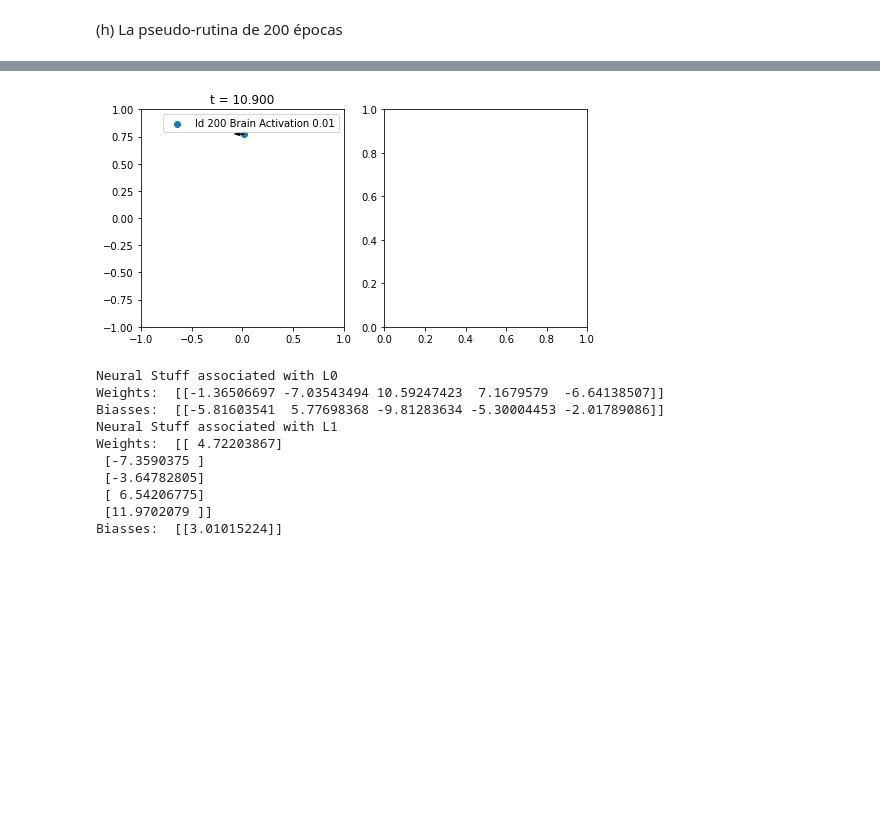
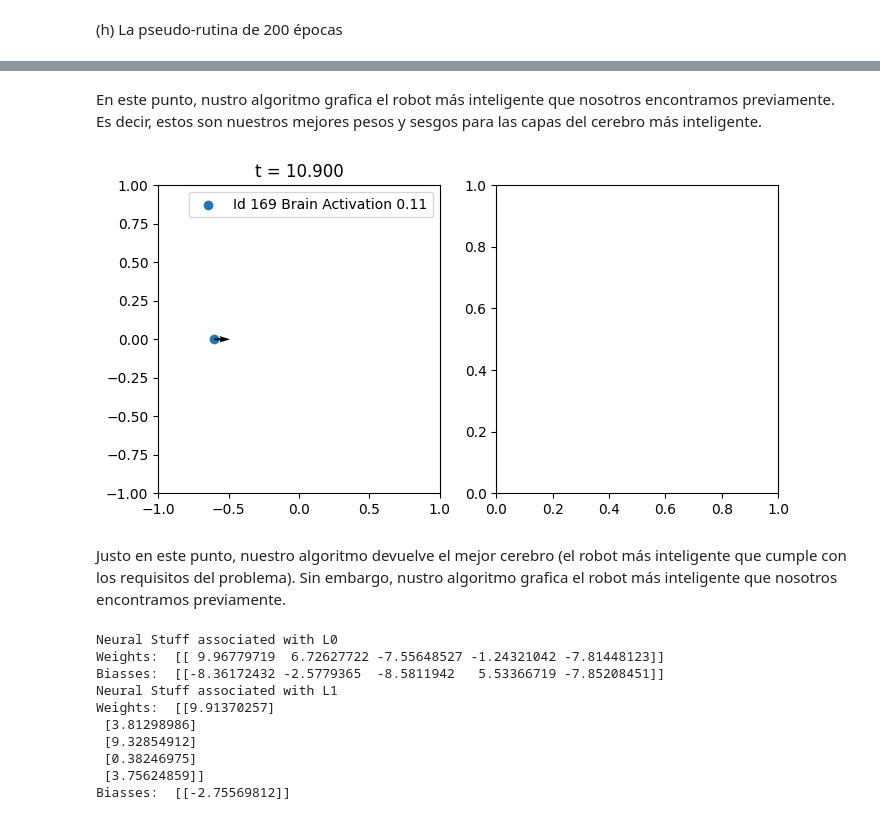
Before and after one commit to Gabriel-Borrero/MetodosI_GabrielBorrero_CatalinaFlores, a Jupyter notebook: Parcial 4/Componente computacional/Robot - Final.ipynb, the cells around one changed output, grey strips where cells are left out. Cells and saved outputs as stored; diff of their text form; code cells hidden in the pictures; blank space fills up the shorter version.

```diff
--- a/Parcial 4/Componente computacional/Robot - Final.ipynb
+++ b/Parcial 4/Componente computacional/Robot - Final.ipynb
@@ -256,9 +258,9 @@ def Genetic(Robots, epochs = 200, Plot = True, Plottime=False):
         # Aca va toda la rutina de ordenar los bots del más apto al menos apto
 
         scores = [ (p.Fitness,p) for p in Robots ]
-        scores.sort(key = lambda x: x[0], reverse=True)
-        best_fitness = scores[-1][0]
-        best_bot = scores[-1][1]
+        scores.sort(key = lambda x: x[0])
+        best_fitness = scores[0][0] #Aquí encontramos el mejor fitness, el cual se encuentra al principio de la matriz
+        best_bot = scores[0][1] #Aquí encontramos al mejor robor, el cual se encuentra al principio de la matriz
 
         FitVector = np.append(FitVector,best_fitness)
 
@@ -294,6 +296,6 @@ def Genetic(Robots, epochs = 200, Plot = True, Plottime=False):
     return best_bot, FitVector
 # %%
 Robots = GetRobots(200)
-Best, FitVector = Genetic(Robots,Plot=True,Plottime=False) # Apagar Plottime para el entrenamiento
+best_bot, FitVector = Genetic(Robots,Plot=True,Plottime=False) # Apagar Plottime para el entrenamiento
 # %% [output]
 Epoch: 199
@@ -307,50 +309,54 @@ plt.plot(FitVector)
+# %% [markdown]
+En este punto, nustro algoritmo grafica el robot más inteligente que nosotros encontramos previamente. Es decir, estos son nuestros mejores pesos y sesgos para las capas del cerebro más inteligente.
 # %%
 l0 = Layer(1,5,sigm)
 l1 = Layer(5,1,sigm)
 
 
-l0.setW(np.array([[ 8.11428626 , 9.08597478, -9.60754911 , 6.55382718 , 7.12389963]]))
-l0.setB(np.array([[-9.10760391, -5.81095393 , 5.16185559 , 1.26368056 , 5.82365778]]))
+l0.setW(np.array([[ 2.78268061,  4.93261956, -7.17215435, 12.79291484,  8.53587976]]))
+l0.setB(np.array([[-0.67335346,  3.21684754,  5.14525842,  0.74093667,  5.41793464]]))
 
-l1.setW(np.array([[ -6.91110943],
- [  7.98754675],
- [ -0.28901707],
- [ -0.75410415],
- [-11.53969776]]))
+l1.setW(np.array([[ -3.6179912],
+ [0.50172628],
+ [-5.39859062],
+ [4.52230449],
+ [-4.79656225]]))
 
-l1.setB(np.array([[7.92960015]]))
+l1.setB(np.array([[6.78601031]]))
 
 Brain = [l0,l1]
 
 trained = Robot(0.1,Brain,200)
 
 
-#Solvinf point B (delta time = 0.1 seconds)
+
 dt = 0.1
-#Solving point B (simulate each 0.1 seconds between 0 and 5 seconds)
+
 t = np.arange(0.,11.,dt)
 
-#Testing Robot
+
 for lt in range(t.shape[0]):
 
     clear_output(wait=True)
 
-    trained.Evolution()
-    A = trained.BrainActivation(trained.GetR()[0])
+    best_bot.Evolution()
+    A = best_bot.BrainActivation(best_bot.GetR()[0])
     ax,_=GetPlot()
     ax.set_title('t = {:.3f}'.format(t[lt]))
 
-    ax.scatter(trained.r[0],trained.r[1],label='Id {} Brain Activation {:.2f}'.format(trained.Id,A[0]))
-    ax.quiver(trained.r[0],trained.r[1],trained.v[0],trained.v[1])
+    ax.scatter(best_bot.r[0],best_bot.r[1],label='Id {} Brain Activation {:.2f}'.format(best_bot.Id,A[0]))
+    ax.quiver(best_bot.r[0],best_bot.r[1],best_bot.v[0],best_bot.v[1])
 
     ax.legend()
     plt.show()
 
     time.sleep(0.01)
 # %% [output]
-[figure, old version]
+[figure, new version]
+# %% [markdown]
+Justo en este punto, nuestro algoritmo devuelve el mejor cerebro (el robot más inteligente que cumple con los requisitos del problema). Sin embargo, nustro algoritmo grafica el robot más inteligente que nosotros encontramos previamente.
 # %%
-bestBrain = Best.GetBrain()
+bestBrain = best_bot.GetBrain()
 print("Neural Stuff associated with L0")
 print("Weights: ",bestBrain[0].W)
 print("Biasses: ",bestBrain[0].b)
@@ -359,12 +365,12 @@ print("Weights: ",bestBrain[1].W)
 print("Biasses: ",bestBrain[1].b)
 # %% [output]
 Neural Stuff associated with L0
-Weights:  [[-1.36506697 -7.03543494 10.59247423  7.1679579  -6.64138507]]
-Biasses:  [[-5.81603541  5.77698368 -9.81283634 -5.30004453 -2.01789086]]
+Weights:  [[ 9.96779719  6.72627722 -7.55648527 -1.24321042 -7.81448123]]
+Biasses:  [[-8.36172432 -2.5779365  -8.5811942   5.53366719 -7.85208451]]
 Neural Stuff associated with L1
-Weights:  [[ 4.72203867]
- [-7.3590375 ]
- [-3.64782805]
- [ 6.54206775]
- [11.9702079 ]]
-Biasses:  [[3.01015224]]
+Weights:  [[9.91370257]
+ [3.81298986]
+ [9.32854912]
+ [0.38246975]
+ [3.75624859]]
+Biasses:  [[-2.75569812]]
```
Also changed, not shown: parts of 6 cells of this notebook.
